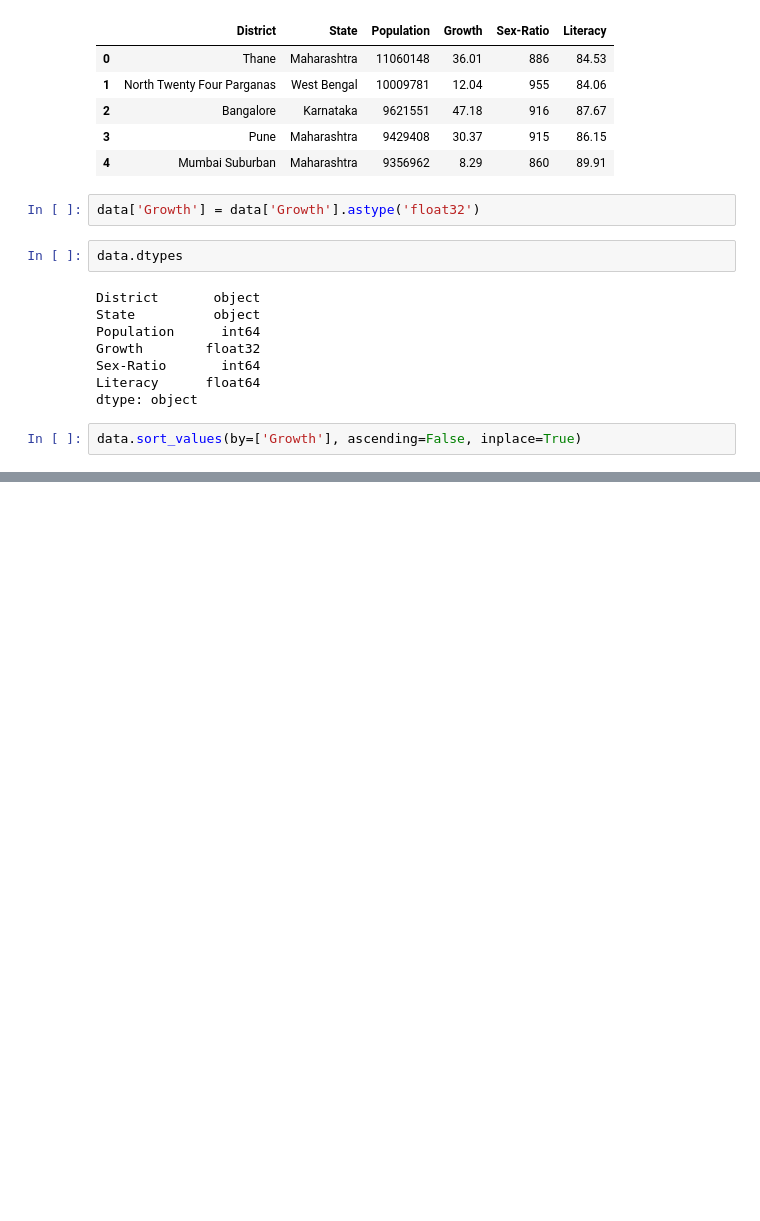
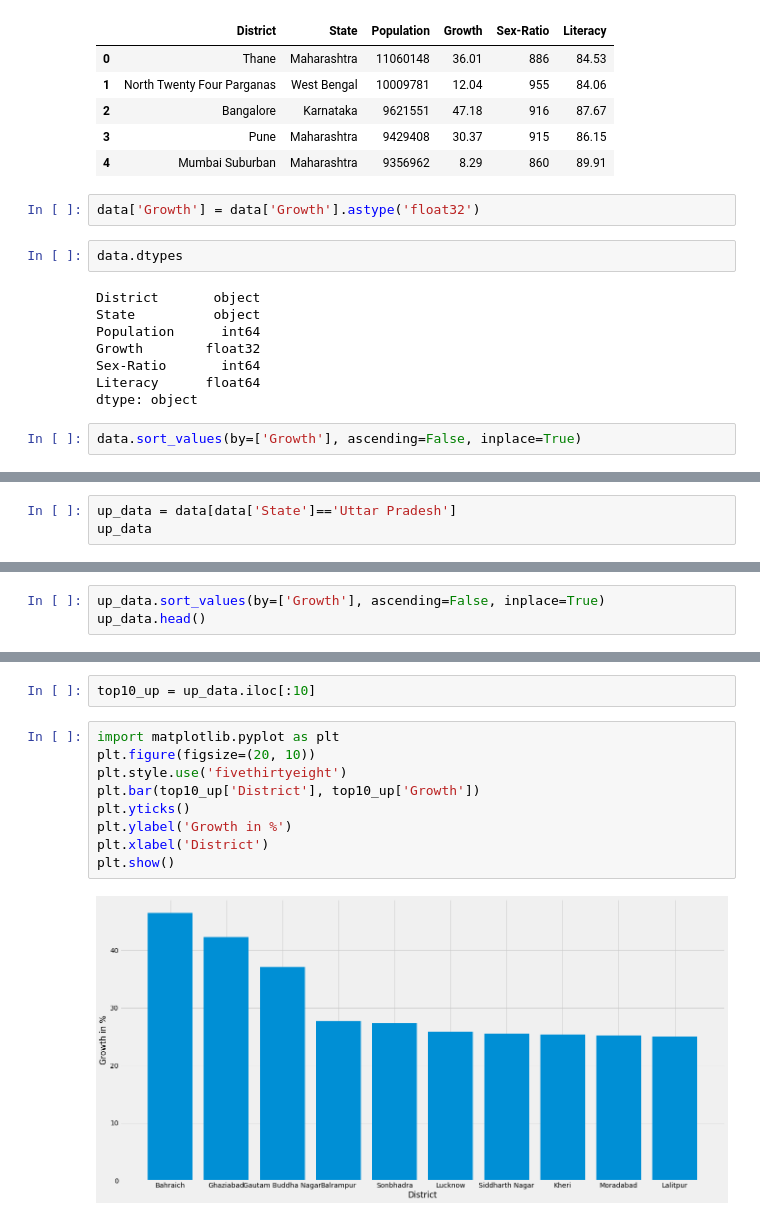
Before and after one commit to Light-coder777/D2K_PS1, a Jupyter notebook: D2K_PS1.ipynb, the cells around one changed output, grey strips where cells are left out. Cells and saved outputs as stored; diff of their text form; blank space fills up the shorter version.

```diff
--- a/D2K_PS1.ipynb
+++ b/D2K_PS1.ipynb
@@ -104,0 +165,3 @@ data[data["Population"]>1000000].head(30)
+# %%
+up_data = data[data['State']=='Uttar Pradesh']
+up_data
@@ -104,0 +182,3 @@ data[data["Population"]>1000000].head(30)
+# %%
+up_data.sort_values(by=['Growth'], ascending=False, inplace=True)
+up_data.head()
@@ -104,0 +196,13 @@ data[data["Population"]>1000000].head(30)
+# %%
+top10_up = up_data.iloc[:10]
+# %%
+import matplotlib.pyplot as plt
+plt.figure(figsize=(20, 10))
+plt.style.use('fivethirtyeight')
+plt.bar(top10_up['District'], top10_up['Growth'])
+plt.yticks()
+plt.ylabel('Growth in %')
+plt.xlabel('District')
+plt.show()
+# %% [output]
+[figure, added]
```
Also changed, not shown: parts of 11 cells of this notebook.
